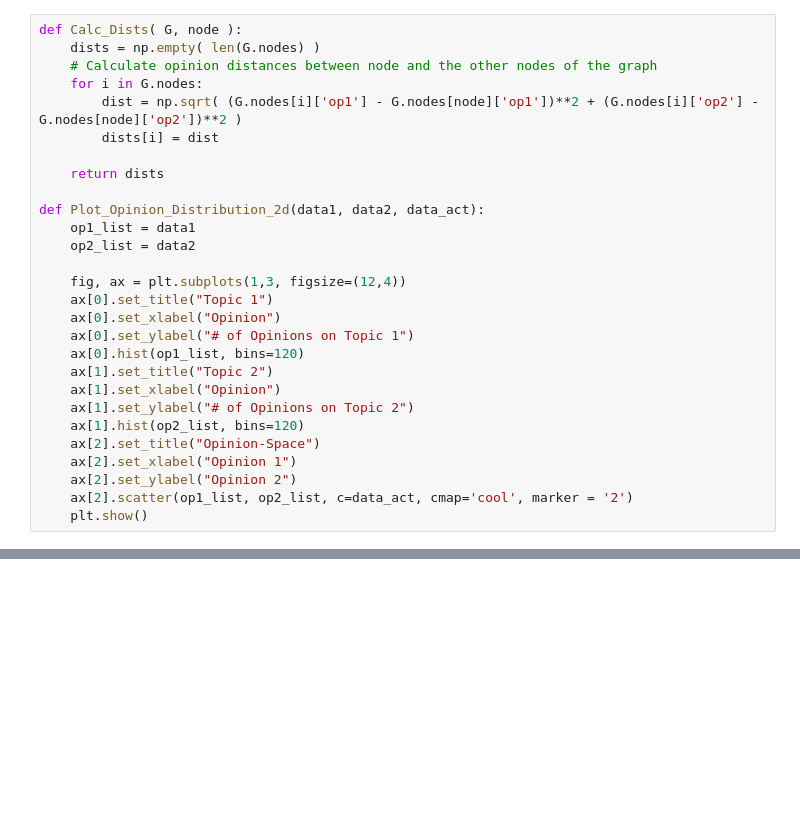
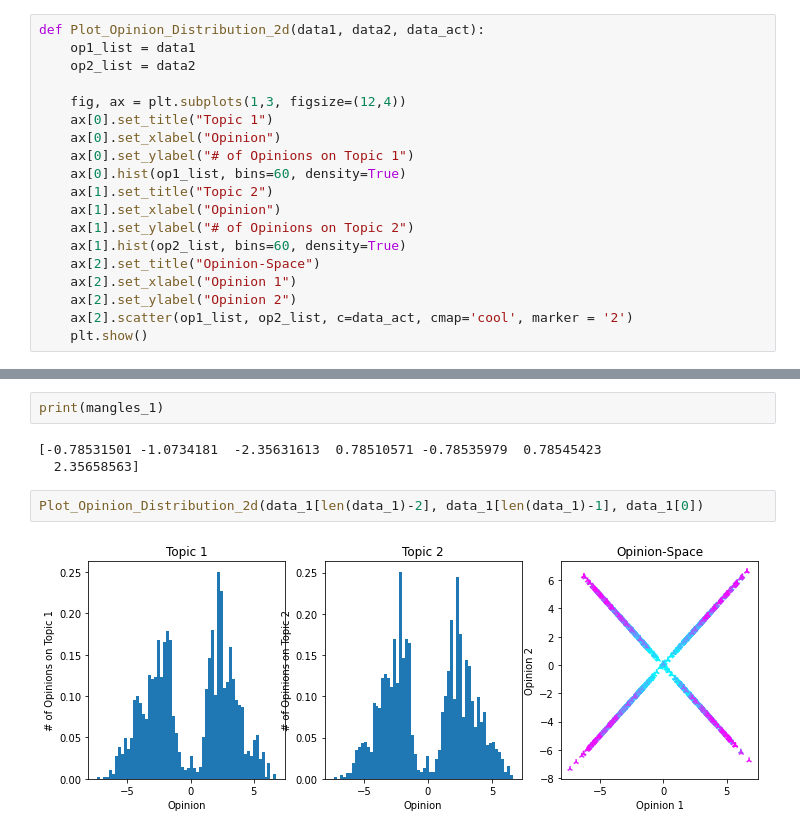
Before and after one commit to RobinDanek/Bachelorproject, a Jupyter notebook: Community_Classification.ipynb, the cells around one changed output, grey strips where cells are left out. Cells and saved outputs as stored; diff of their text form; blank space fills up the shorter version.

```diff
--- a/Community_Classification.ipynb
+++ b/Community_Classification.ipynb
@@ -16,13 +11,4 @@ data_net = data[len(data)-2:,:]
 # %%
-def Calc_Dists( G, node ):
-    dists = np.empty( len(G.nodes) )
-    # Calculate opinion distances between node and the other nodes of the graph
-    for i in G.nodes:
-        dist = np.sqrt( (G.nodes[i]['op1'] - G.nodes[node]['op1'])**2 + (G.nodes[i]['op2'] - G.nodes[node]['op2'])**2 )
-        dists[i] = dist
-
-    return dists
-
 def Plot_Opinion_Distribution_2d(data1, data2, data_act):
     op1_list = data1
     op2_list = data2
@@ -31,11 +17,11 @@ def Plot_Opinion_Distribution_2d(data1, data2, data_act):
     ax[0].set_title("Topic 1")
     ax[0].set_xlabel("Opinion")
     ax[0].set_ylabel("# of Opinions on Topic 1")
-    ax[0].hist(op1_list, bins=120)
+    ax[0].hist(op1_list, bins=60, density=True)
     ax[1].set_title("Topic 2")
     ax[1].set_xlabel("Opinion")
     ax[1].set_ylabel("# of Opinions on Topic 2")
-    ax[1].hist(op2_list, bins=120)
+    ax[1].hist(op2_list, bins=60, density=True)
     ax[2].set_title("Opinion-Space")
     ax[2].set_xlabel("Opinion 1")
     ax[2].set_ylabel("Opinion 2")
@@ -86,0 +187,9 @@ len(Community 5): 63
+# %%
+print(mangles_1)
+# %% [output]
+[-0.78531501 -1.0734181  -2.35631613  0.78510571 -0.78535979  0.78545423
+  2.35658563]
+# %%
+Plot_Opinion_Distribution_2d(data_1[len(data_1)-2], data_1[len(data_1)-1], data_1[0])
+# %% [output]
+[figure, added]
```
Also changed, not shown: parts of 8 cells of this notebook, 2 other files.
